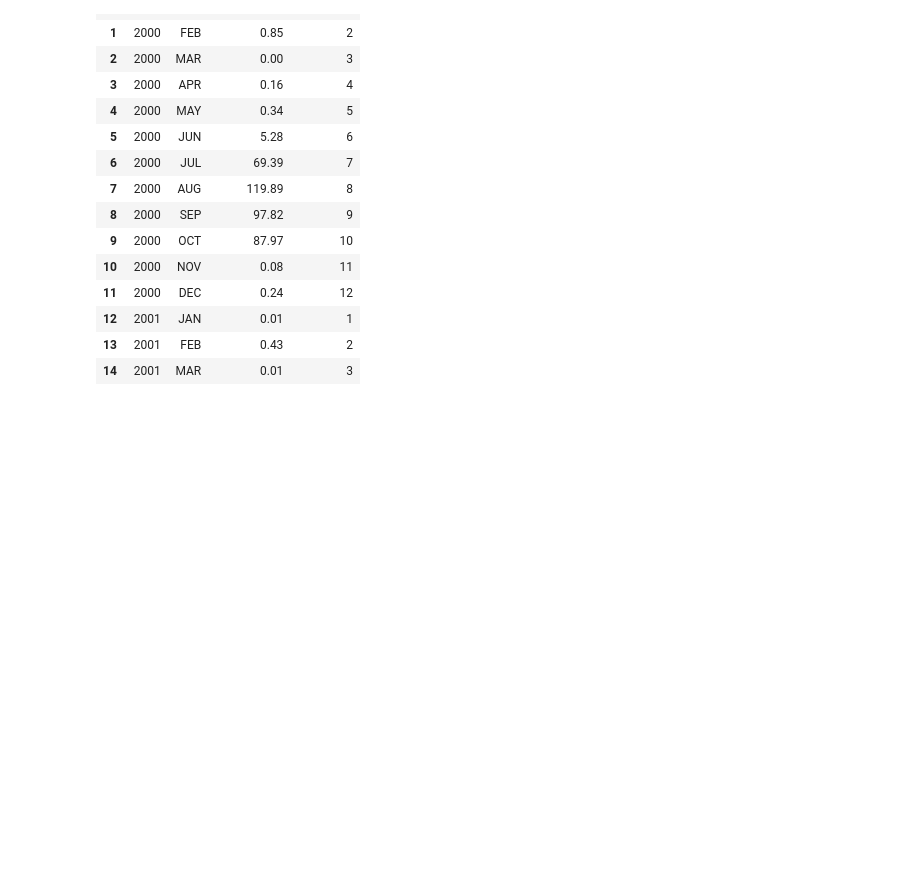
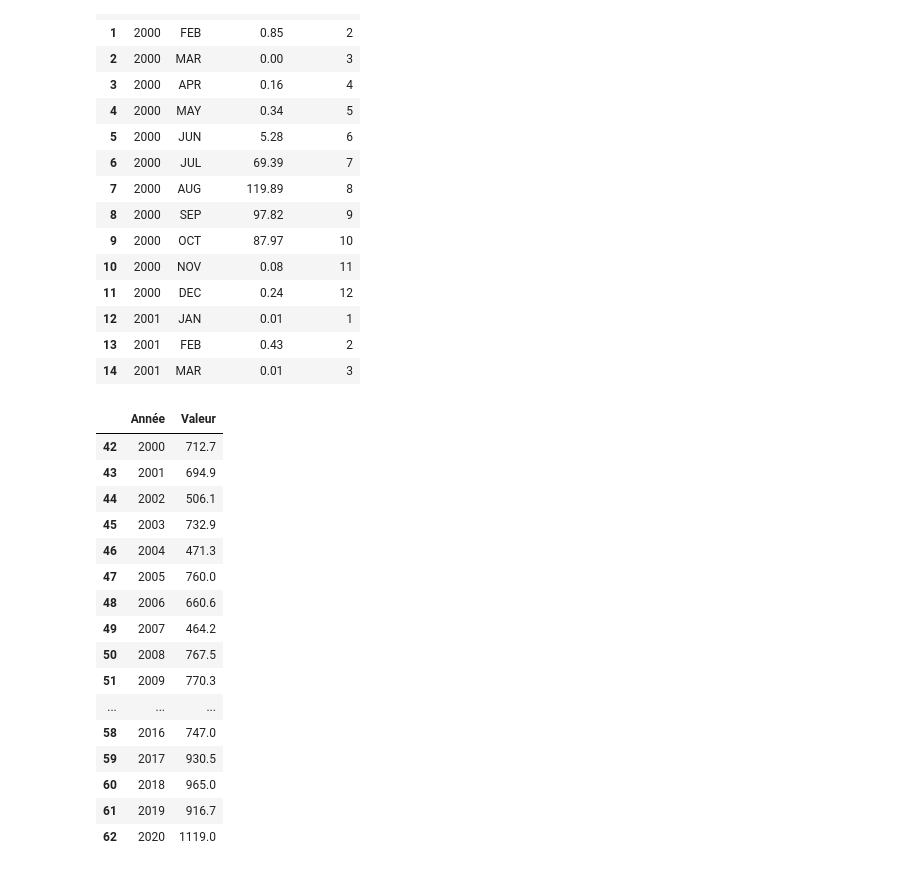
Before and after one commit to badienefatoudiouf-bit/analyse-rendements-pluviometrie-senegal, a Jupyter notebook: analyse_rendements.ipynb, the cells around one changed output. Saved outputs shown, nothing was run; the diff lists cells and outputs as text; code cells hidden in the pictures; blank space fills up the shorter version.

```diff
--- a/analyse_rendements.ipynb
+++ b/analyse_rendements.ipynb
@@ -88,3 +101,24 @@ df_pluie_long.head(15)
 | 12 | 2001 | JAN | 0.01 | 1 |
 | 13 | 2001 | FEB | 0.43 | 2 |
 | 14 | 2001 | MAR | 0.01 | 3 |
+# %%
+df_mil_rendement = df_rendement[df_rendement['Produit'] == 'Mils']
+df_mil_rendement[['Année', 'Valeur']]
+# %% [output]
+|  | Année | Valeur |
+| 42 | 2000 | 712.7 |
+| 43 | 2001 | 694.9 |
+| 44 | 2002 | 506.1 |
+| 45 | 2003 | 732.9 |
+| 46 | 2004 | 471.3 |
+| 47 | 2005 | 760.0 |
+| 48 | 2006 | 660.6 |
+| 49 | 2007 | 464.2 |
+| 50 | 2008 | 767.5 |
+| 51 | 2009 | 770.3 |
+| ... | ... | ... |
+| 58 | 2016 | 747.0 |
+| 59 | 2017 | 930.5 |
+| 60 | 2018 | 965.0 |
+| 61 | 2019 | 916.7 |
+| 62 | 2020 | 1119.0 |
```
Also changed, not shown: parts of 14 cells of this notebook, 4 other files.
